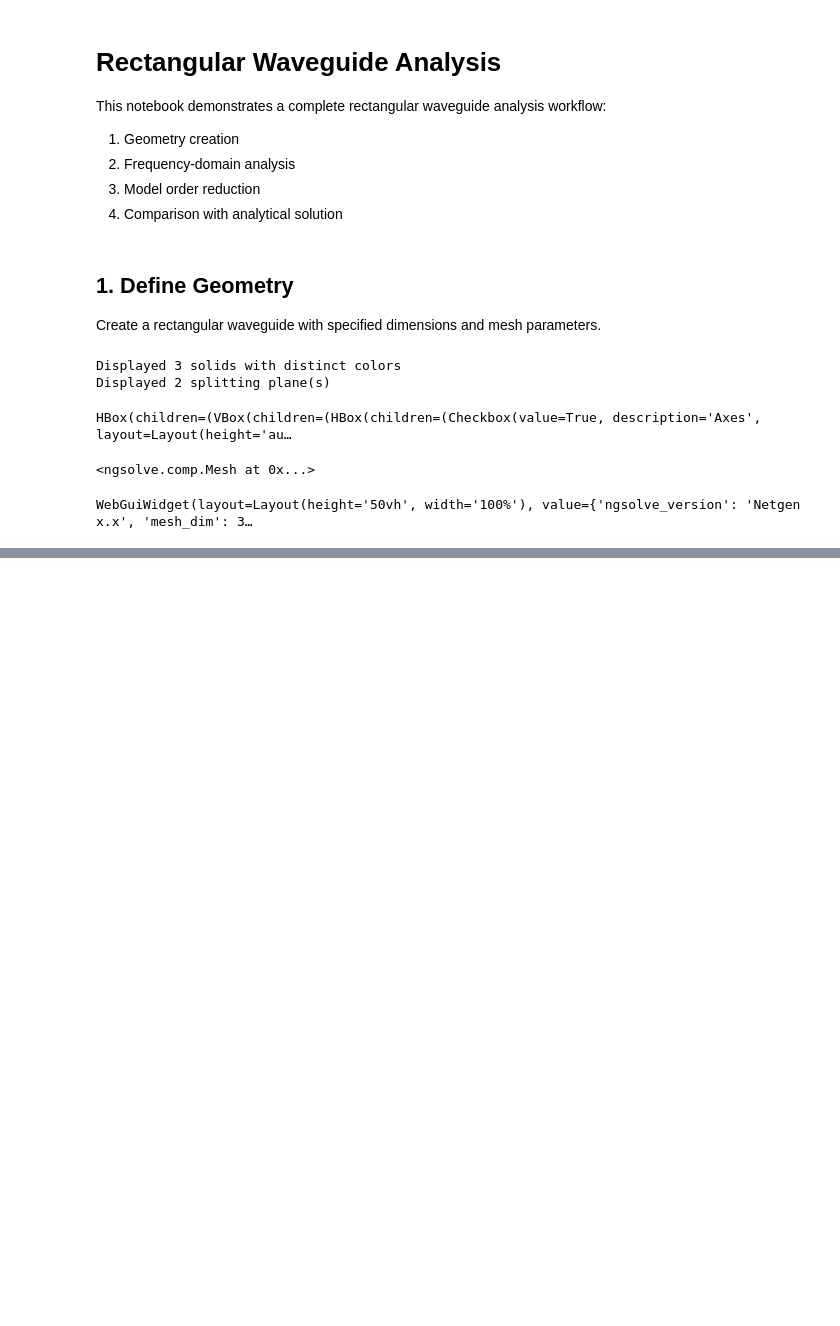
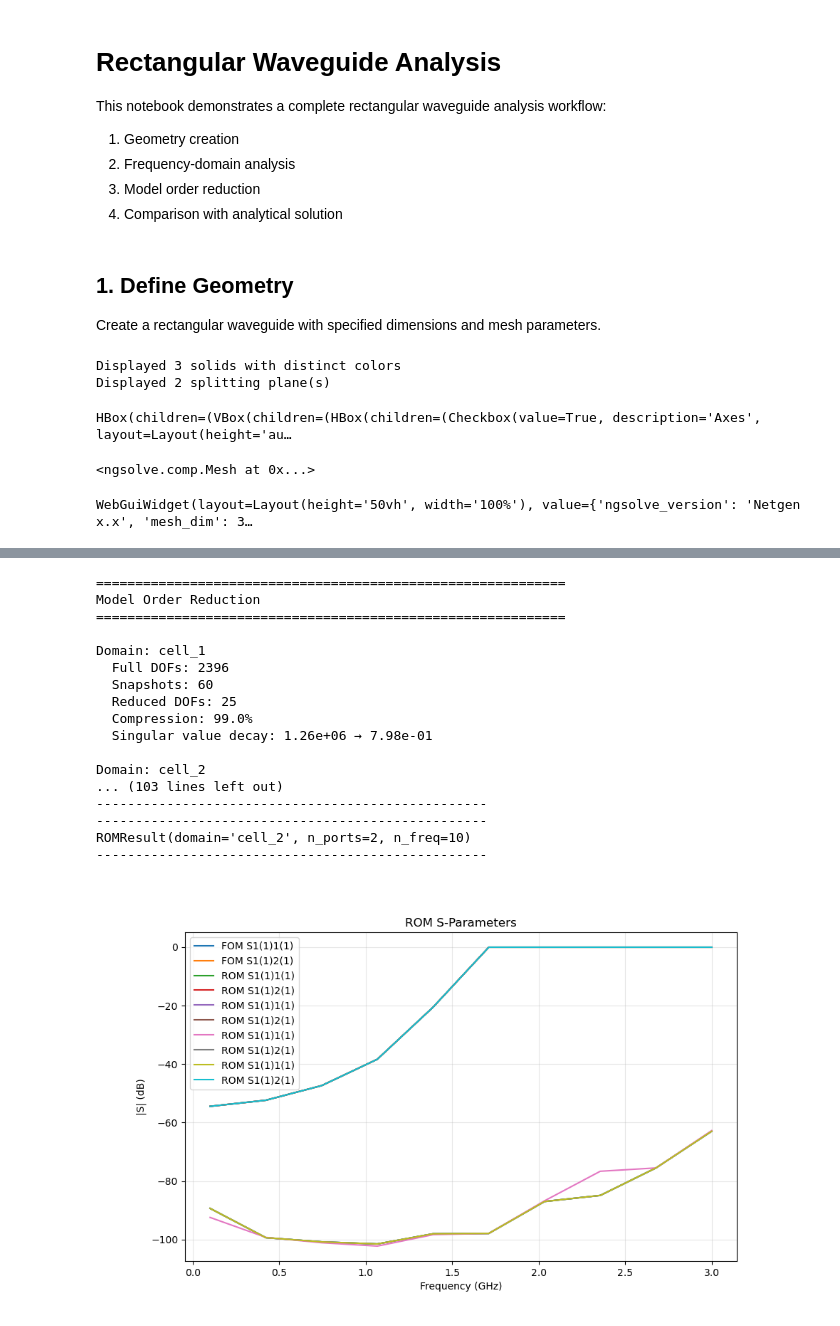
Before and after one commit to Dark-Elektron/cavsim3d, a Jupyter notebook: examples/rwg_step_split/rwg_step_split.ipynb, the cells around one changed output, grey strips where cells are left out. Saved outputs shown, nothing was run; the diff lists cells and outputs as text; code cells hidden in the pictures; blank space fills up the shorter version.

Commit message:
Last working code, with new logic for accessing results via method chaining.

```diff
--- a/examples/rwg_step_split/rwg_step_split.ipynb
+++ b/examples/rwg_step_split/rwg_step_split.ipynb
@@ -160,0 +167,36 @@ plt.show()
+# %%
+# === New API: result-object navigation ===
+
+# FOM result — same data as fds, but as a standalone result object
+results = [fds.fom, fds.fom.rom, fds.foms.roms.concat, fds.foms.roms.concat.rom, fds.foms[1].rom]
+markers = ['o', 'P']
+ax = None
+for i, fom_result in enumerate(results):
+    print('-----'*10)
+    print(fom_result)
+    print('-----'*10)
+    if ax is None:
+        # Plot S-parameters directly from the FOM result
+        fig, ax = fom_result.plot_s(params=['1(1)1(1)', '1(1)2(1)'], label='FOM')
+    else:
+        fig, ax = fom_result.plot_s(params=['1(1)1(1)', '1(1)2(1)'], ax=ax, label='ROM')
+plt.show()
+# %% [output]
+============================================================
+Model Order Reduction
+============================================================
+
+Domain: cell_1
+  Full DOFs: 2396
+  Snapshots: 60
+  Reduced DOFs: 25
+  Compression: 99.0%
+  Singular value decay: 1.26e+06 → 7.98e-01
+
+Domain: cell_2
+... (103 lines left out)
+--------------------------------------------------
+--------------------------------------------------
+ROMResult(domain='cell_2', n_ports=2, n_freq=10)
+--------------------------------------------------
+[figure, added]
```
Also changed, not shown: parts of 6 cells of this notebook, 26 other files.
